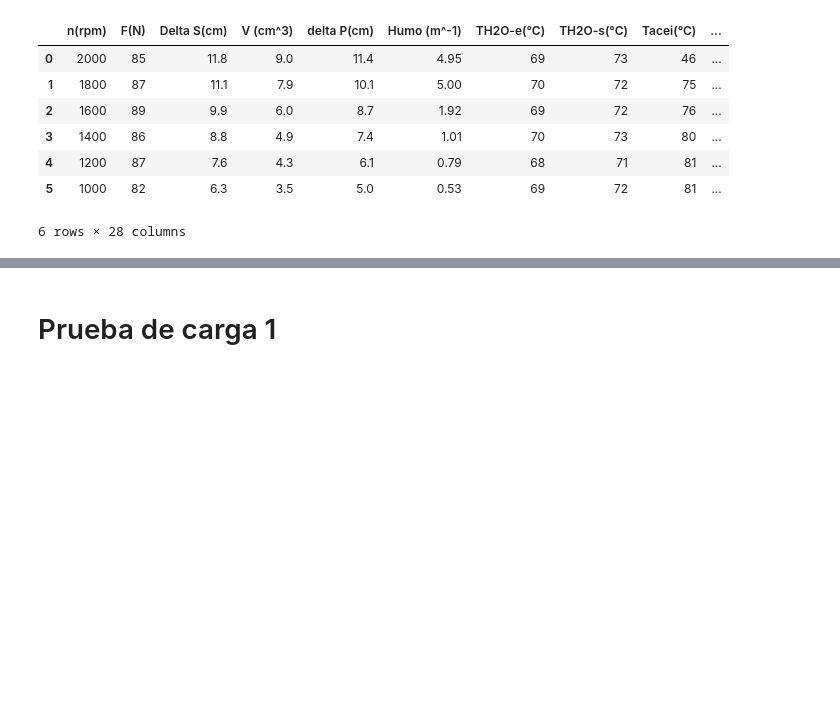
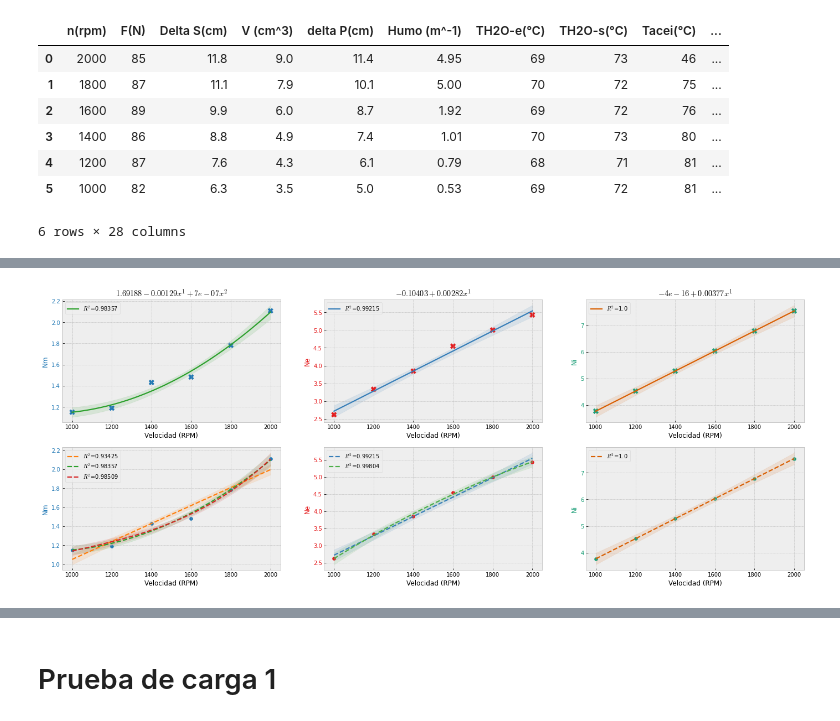
Before and after one commit to HeNeos/Reports-FIM-UNI, a Jupyter notebook: MN136-Motores de Combustion Interna/Laboratorio 4/MCI_LAB4.ipynb, the cells around one changed output, grey strips where cells are left out. Saved outputs shown, nothing was run; the diff lists cells and outputs as text; code cells hidden in the pictures; blank space fills up the shorter version.

```diff
--- a/MN136-Motores de Combustion Interna/Laboratorio 4/MCI_LAB4.ipynb
+++ b/MN136-Motores de Combustion Interna/Laboratorio 4/MCI_LAB4.ipynb
@@ -160,3 +177,7 @@ test_plot([1,2], df_velocidad['n(rpm)'], Ne, fig, ax, cm.Dark2, True, False)
+# %%
+gen_plot([[1,2,3], [1,2], [1]], [2, 1, 1], df_velocidad['n(rpm)'], [Nm, Ne, Ni], 'Velocidad (RPM)', ['Nm', 'Ne', 'Ni'])
+# %% [output]
+[figure, added]
 # %%
 fig, ax = plt.subplots(1,1,figsize=(10,5))
 test_plot([1,2], df_velocidad['n(rpm)'], Gc, fig, ax, cm.Dark2, True, False)
```
Also changed, not shown: parts of 25 cells of this notebook.
